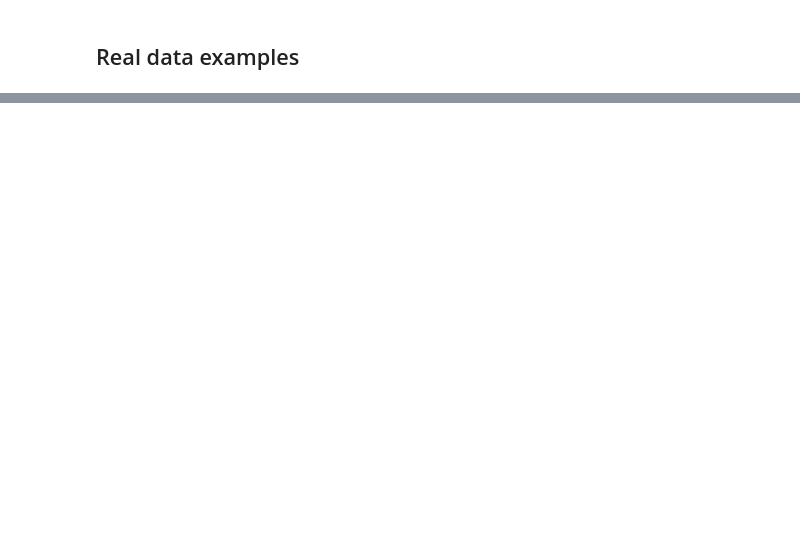
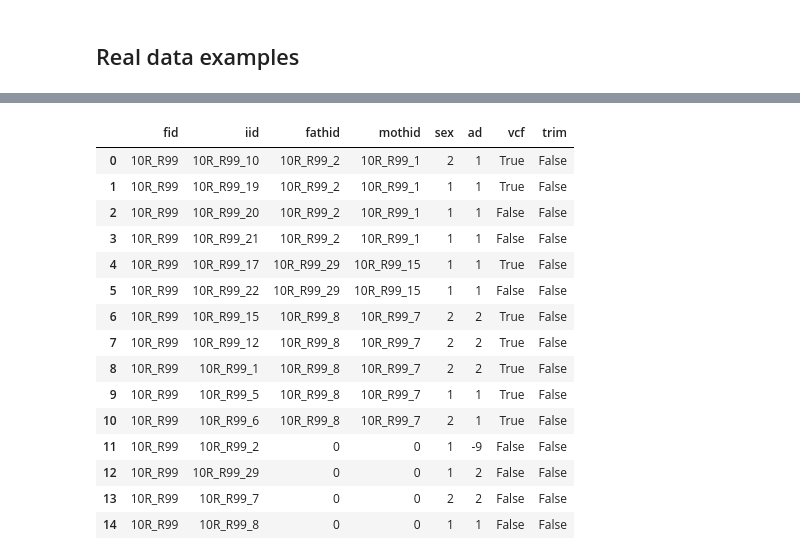
Before and after one commit to changebio/GraphPed1, a Jupyter notebook: nbs/index.ipynb, the cells around one changed output, grey strips where cells are left out. Cells and saved outputs as stored; diff of their text form; code cells hidden in the pictures; blank space fills up the shorter version.

```diff
--- a/nbs/index.ipynb
+++ b/nbs/index.ipynb
@@ -163,0 +291,22 @@ Writing data/self_define_attrs.yaml
+# %%
+attrs=load_attributes('data/self_defined_mutiple_traits.yaml')
+ped=readped('data/Fig4_fam_ext.ped',attrs)
+# %%
+ped
+# %% [output]
+|  | fid | iid | fathid | mothid | sex | ad | vcf | trim |
+| 0 | 10R_R99 | 10R_R99_10 | 10R_R99_2 | 10R_R99_1 | 2 | 1 | True | False |
+| 1 | 10R_R99 | 10R_R99_19 | 10R_R99_2 | 10R_R99_1 | 1 | 1 | True | False |
+| 2 | 10R_R99 | 10R_R99_20 | 10R_R99_2 | 10R_R99_1 | 1 | 1 | False | False |
+| 3 | 10R_R99 | 10R_R99_21 | 10R_R99_2 | 10R_R99_1 | 1 | 1 | False | False |
+| 4 | 10R_R99 | 10R_R99_17 | 10R_R99_29 | 10R_R99_15 | 1 | 1 | True | False |
+| 5 | 10R_R99 | 10R_R99_22 | 10R_R99_29 | 10R_R99_15 | 1 | 1 | False | False |
+| 6 | 10R_R99 | 10R_R99_15 | 10R_R99_8 | 10R_R99_7 | 2 | 2 | True | False |
+| 7 | 10R_R99 | 10R_R99_12 | 10R_R99_8 | 10R_R99_7 | 2 | 2 | True | False |
+| 8 | 10R_R99 | 10R_R99_1 | 10R_R99_8 | 10R_R99_7 | 2 | 2 | True | False |
+| 9 | 10R_R99 | 10R_R99_5 | 10R_R99_8 | 10R_R99_7 | 1 | 1 | True | False |
+| 10 | 10R_R99 | 10R_R99_6 | 10R_R99_8 | 10R_R99_7 | 2 | 1 | True | False |
+| 11 | 10R_R99 | 10R_R99_2 | 0 | 0 | 1 | -9 | False | False |
+| 12 | 10R_R99 | 10R_R99_29 | 0 | 0 | 1 | 2 | False | False |
+| 13 | 10R_R99 | 10R_R99_7 | 0 | 0 | 2 | 2 | False | False |
+| 14 | 10R_R99 | 10R_R99_8 | 0 | 0 | 1 | 1 | False | False |
```
Also changed, not shown: parts of 47 cells of this notebook, 44 other files.
